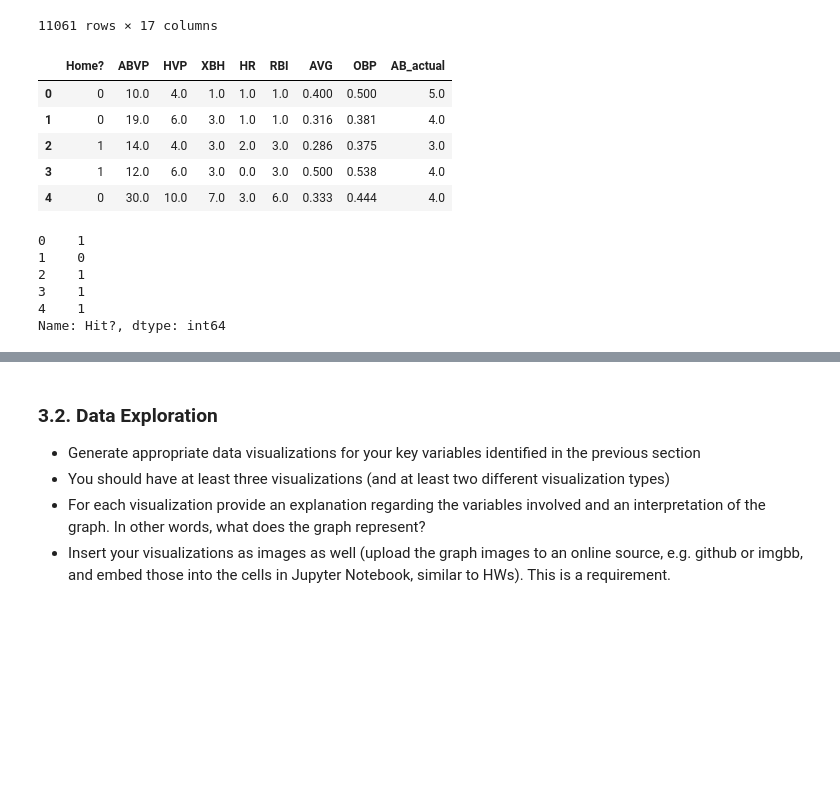
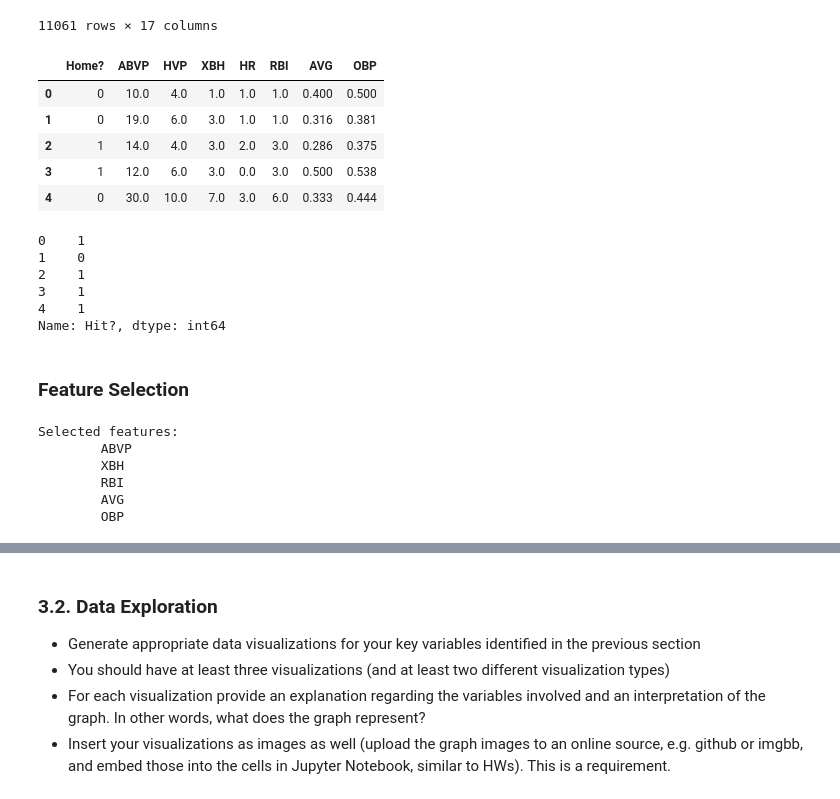
Before and after one commit to kevschmitt/Beat-the-Streak, a Jupyter notebook: DS3000_FP4_Beat-the-Streak.ipynb, the cells around one changed output, grey strips where cells are left out. Cells and saved outputs as stored; diff of their text form; code cells hidden in the pictures; blank space fills up the shorter version.

Commit message:
Feature Selection

```diff
--- a/DS3000_FP4_Beat-the-Streak.ipynb
+++ b/DS3000_FP4_Beat-the-Streak.ipynb
@@ -252,15 +252,15 @@ df
 11061 rows × 17 columns
 # %%
 # Features: Home?, ABVP, HVP, XBH, HR, RBI, BB, AVG, OBP
-features = df[['Home?', 'ABVP', 'HVP', 'XBH','HR', 'RBI', 'AVG', 'OBP', 'AB_actual']]
+features = df[['Home?', 'ABVP', 'HVP', 'XBH','HR', 'RBI', 'AVG', 'OBP']]
 features.head()
 # %% [output]
-|  | Home? | ABVP | HVP | XBH | HR | RBI | AVG | OBP | AB_actual |
-| 0 | 0 | 10.0 | 4.0 | 1.0 | 1.0 | 1.0 | 0.400 | 0.500 | 5.0 |
-| 1 | 0 | 19.0 | 6.0 | 3.0 | 1.0 | 1.0 | 0.316 | 0.381 | 4.0 |
-| 2 | 1 | 14.0 | 4.0 | 3.0 | 2.0 | 3.0 | 0.286 | 0.375 | 3.0 |
-| 3 | 1 | 12.0 | 6.0 | 3.0 | 0.0 | 3.0 | 0.500 | 0.538 | 4.0 |
-| 4 | 0 | 30.0 | 10.0 | 7.0 | 3.0 | 6.0 | 0.333 | 0.444 | 4.0 |
+|  | Home? | ABVP | HVP | XBH | HR | RBI | AVG | OBP |
+| 0 | 0 | 10.0 | 4.0 | 1.0 | 1.0 | 1.0 | 0.400 | 0.500 |
+| 1 | 0 | 19.0 | 6.0 | 3.0 | 1.0 | 1.0 | 0.316 | 0.381 |
+| 2 | 1 | 14.0 | 4.0 | 3.0 | 2.0 | 3.0 | 0.286 | 0.375 |
+| 3 | 1 | 12.0 | 6.0 | 3.0 | 0.0 | 3.0 | 0.500 | 0.538 |
+| 4 | 0 | 30.0 | 10.0 | 7.0 | 3.0 | 6.0 | 0.333 | 0.444 |
 # %%
 # Target: Hit?
 target = df['Hit?']
@@ -272,3 +272,5 @@ target.head()
 3    1
 4    1
 Name: Hit?, dtype: int64
+# %% [markdown]
+### Feature Selection
@@ -274,0 +300,10 @@ Name: Hit?, dtype: int64
+# %%
+X_train_selected, X_test_selected, selected = RFE_feature_selection(features, X_train, X_test, y_train)
+features_selected = features[selected]
+# %% [output]
+Selected features:
+        ABVP
+        XBH
+        RBI
+        AVG
+        OBP
```
Also changed, not shown: parts of 6 cells of this notebook.
